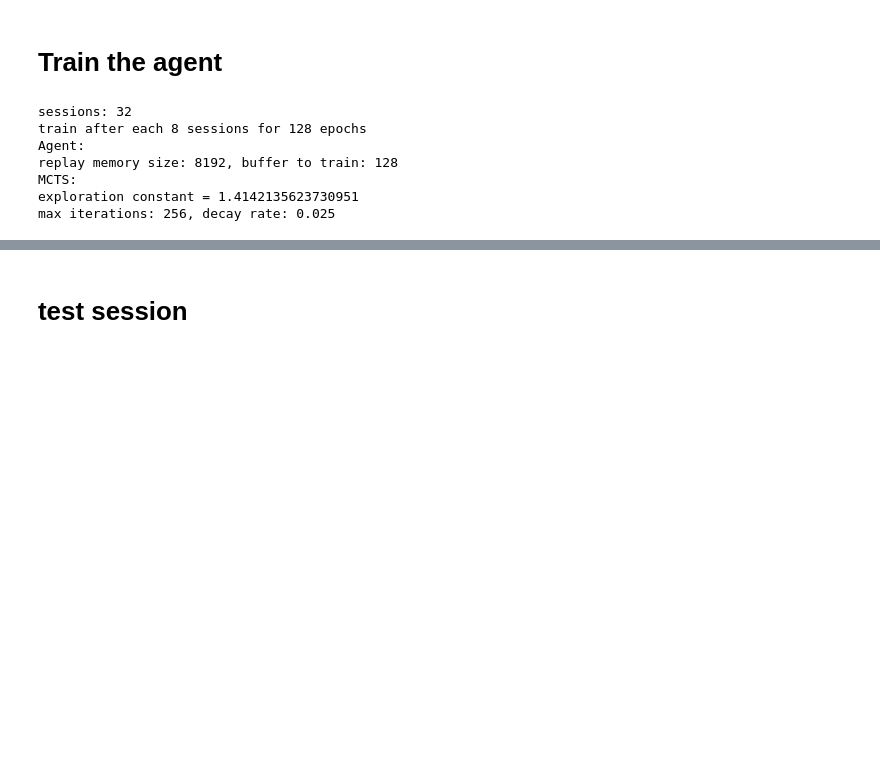
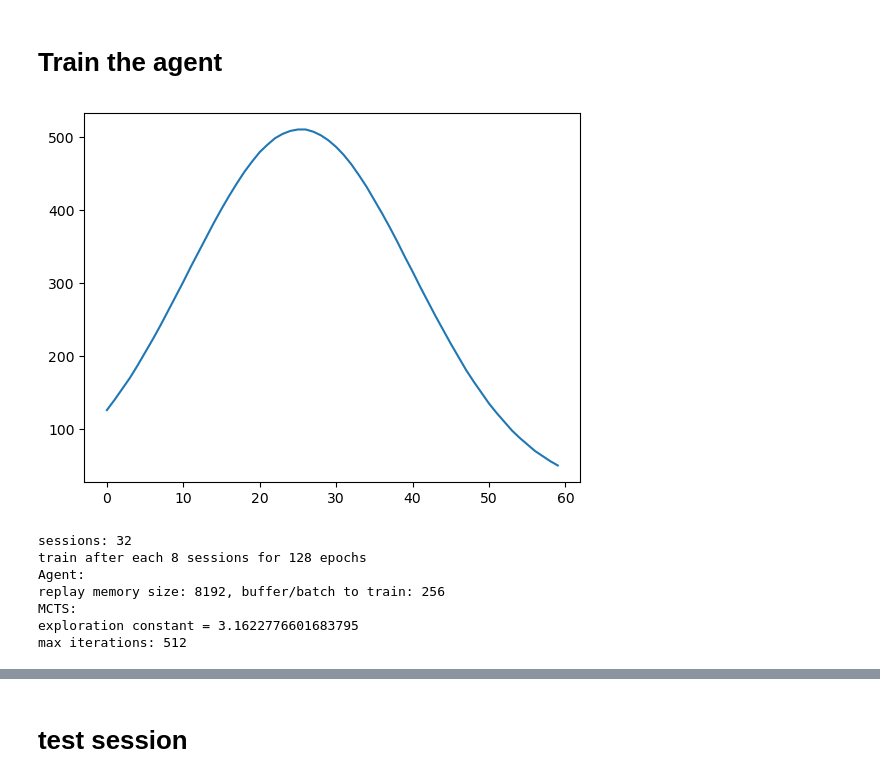
Before and after one commit to Dim314159/Reinforcement_Learning, a Jupyter notebook: Nardw_0_MCTS.ipynb, the cells around one changed output, grey strips where cells are left out. Drawn from its saved outputs; the diff is of its cells as text; code cells hidden in the pictures; blank space fills up the shorter version.

```diff
--- a/Nardw_0_MCTS.ipynb
+++ b/Nardw_0_MCTS.ipynb
@@ -668,16 +633,20 @@ def turn_with_print(agent, node, mcts, iterations):
     #print(node.mine, node.his)
     return node
+# %%
+# def decay(n, max_iterations, decay_rate):
+#     return max_iterations * np.exp(-decay_rate * n)
+
+# bell-shaped
+def decay(x, amp, floor, a, b, mu, sig):
+    return (amp * np.exp(-(a * (x + b) - mu)**2 / (2 * sig**2))).astype(int) + floor
 # %%
-def decay(n, max_iterations, decay_rate):
-    return max_iterations * np.exp(-decay_rate * n)
-
-def session(agent, mcts, max_iterations, decay_rate):
+def session(agent, mcts, iterations):
     node = Node()
     n = 0
     while node.phase != 2:
-        iterations = int(decay(n, max_iterations, decay_rate))
-        node = turn(agent, node, mcts, iterations)
+        node = turn(agent, node, mcts, iterations[n])
         n += 1
     agent.update_val_memory(1)
     agent.games_played += 1
+    return n // 2
 # %%
@@ -903,26 +785,41 @@ num of parameters: 21973
 # %% [markdown]
 # Train the agent
+# %%
+max_iterations = 2**9 # MCTS iterations
+floor = 15
+amp = max_iterations - floor
+a = 1.5
+b = -12
+mu = 20
+sig = 22
+iterations = decay(np.arange(150), amp, floor, a, b, mu, sig)
+# %%
+plt.plot(iterations[:60])
+plt.show()
+#iterations
+# %% [output]
+[figure, added]
 # %%
-num_sessions = 2**5
+num_sessions = 32
 train_interval = 2**3
 epochs = 2**7
-exploration_constant = np.sqrt(2)
-max_iterations, decay_rate = 2**8, 0.025 # MCTS iterations
+agent.buffer_size = 2**8
+exploration_constant = np.sqrt(10)
 print('sessions:', num_sessions)
 print(f'train after each {train_interval} sessions for {epochs} epochs')
 print('Agent:')
-print(f'replay memory size: {agent.memory_size}, buffer to train: {agent.buffer_size}')
+print(f'replay memory size: {agent.memory_size}, buffer/batch to train: {agent.buffer_size}')
 print('MCTS:')
 print('exploration constant =', exploration_constant)
-print(f'max iterations: {max_iterations}, decay rate: {decay_rate}')
+print('max iterations:', max_iterations)
 # %% [output]
 sessions: 32
 train after each 8 sessions for 128 epochs
 Agent:
-replay memory size: 8192, buffer to train: 128
+replay memory size: 8192, buffer/batch to train: 256
 MCTS:
-exploration constant = 1.4142135623730951
-max iterations: 256, decay rate: 0.025
+exploration constant = 3.1622776601683795
+max iterations: 512
 # %%
 mcts = MCTS(exploration_constant)
 # %%
```
Also changed, not shown: parts of 48 cells of this notebook.
